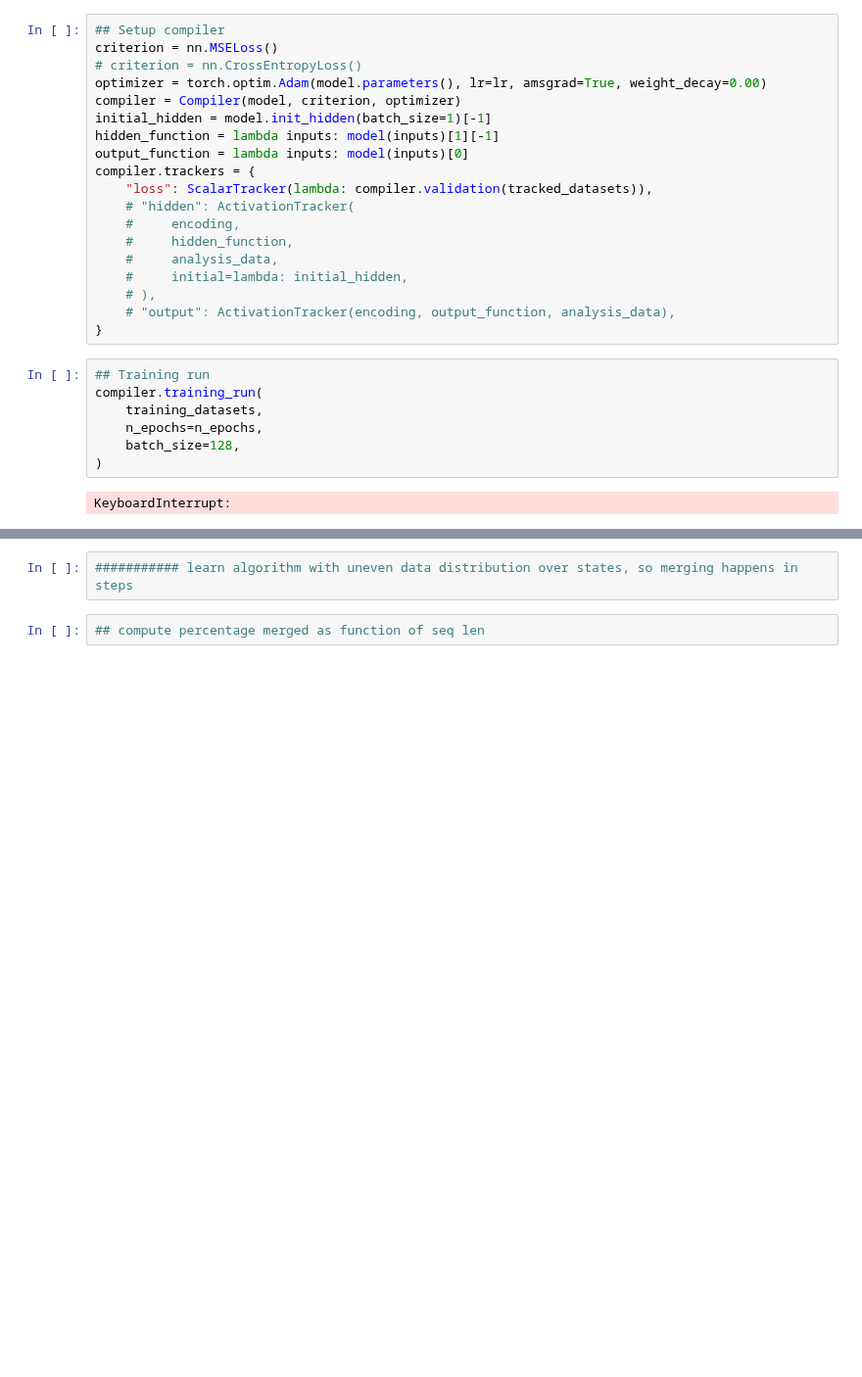
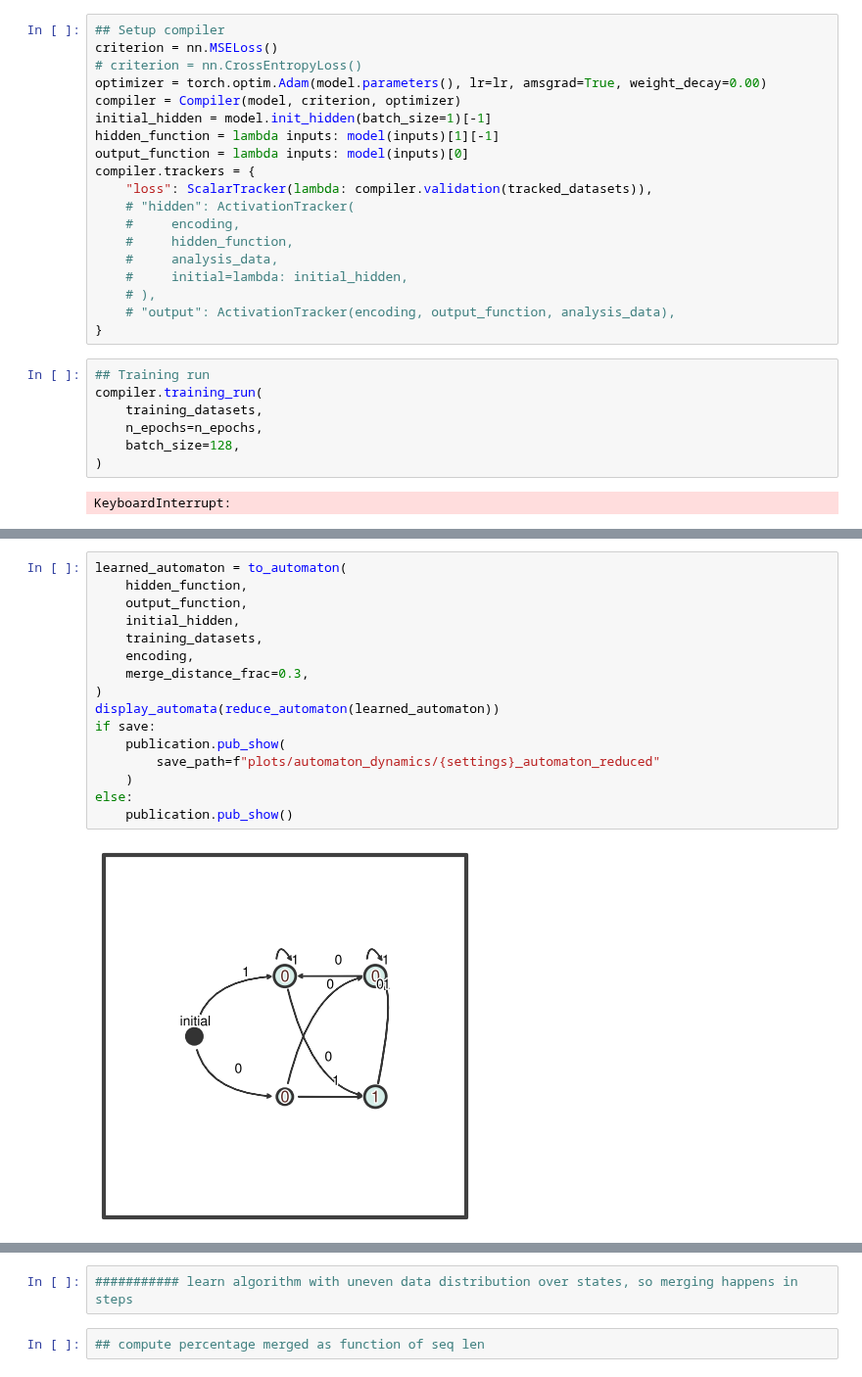
Before and after one commit to loekvanrossem/rnn_structure, a Jupyter notebook: parity/random.ipynb, the cells around one changed output, grey strips where cells are left out. Shown at 98% size. Drawn from its saved outputs; the diff is of its cells as text; blank space fills up the shorter version.

```diff
--- a/parity/random.ipynb
+++ b/parity/random.ipynb
@@ -154,0 +162,18 @@ KeyboardInterrupt:
+# %%
+learned_automaton = to_automaton(
+    hidden_function,
+    output_function,
+    initial_hidden,
+    training_datasets,
+    encoding,
+    merge_distance_frac=0.3,
+)
+display_automata(reduce_automaton(learned_automaton))
+if save:
+    publication.pub_show(
+        save_path=f"plots/automaton_dynamics/{settings}_automaton_reduced"
+    )
+else:
+    publication.pub_show()
+# %% [output]
+[figure, added]
```
Also changed, not shown: parts of 13 cells of this notebook, 3 other files.
